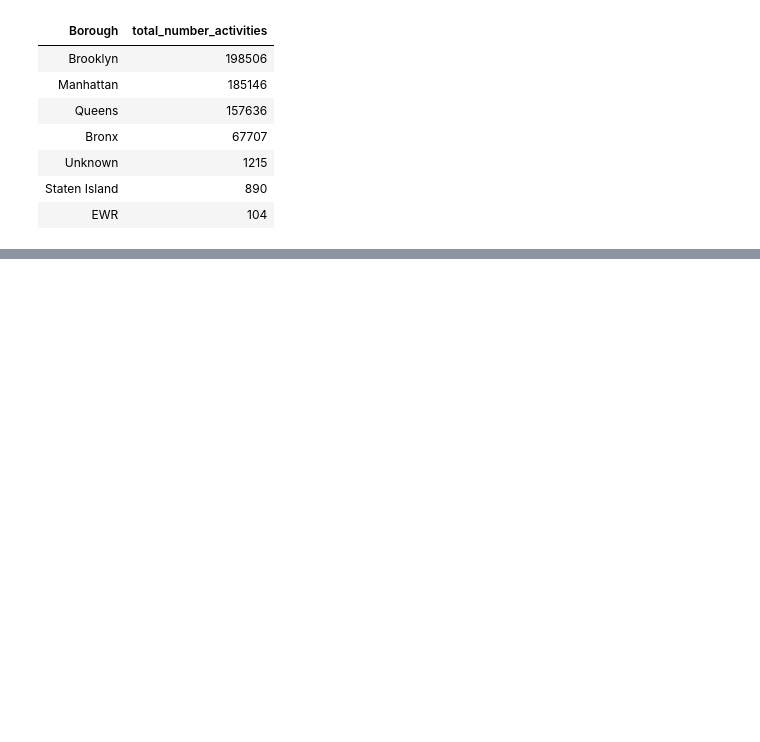
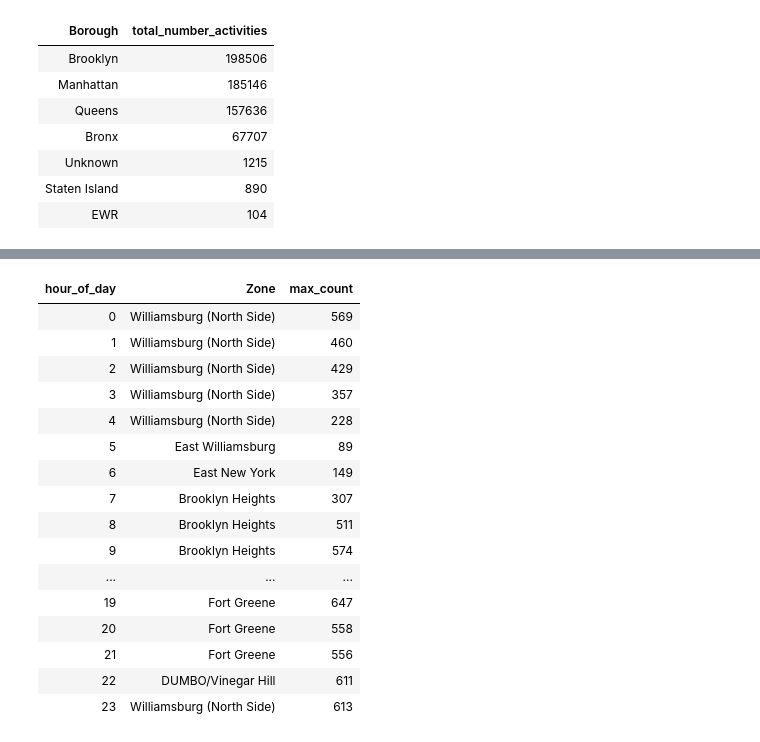
Before and after one commit to nickhepp/CSE6242OAN-data-and-visualization, a Jupyter notebook: hw3/HW3-skeleton/HW3/Q2/q2.ipynb, the cells around one changed output, grey strips where cells are left out. Drawn from its saved outputs; the diff is of its cells as text; code cells hidden in the pictures; blank space fills up the shorter version.

```diff
--- a/hw3/HW3-skeleton/HW3/Q2/q2.ipynb
+++ b/hw3/HW3-skeleton/HW3/Q2/q2.ipynb
@@ -316,13 +313,63 @@ display(df_4)
 # %%
 # PART 5: For each particular hour of a day (0 to 23, 0 being midnight) - in their order from 0 to 23, find the zone in Brooklyn borough with the LARGEST number of pickups.
 
 # Note: All dates for each hour should be included.
 
 # Output Schema: hour_of_day int, zone string, max_count int
 
 # Hint: You may need to use "Window" over hour of day, along with "group by" to find the MAXIMUM count of pickups
 
 # ENTER THE CODE BELOW
+
+#hour_of_day,Zone,max_count
+
+Zone_name = 'Zone'
+slim_taxi_df = taxi_df.select(LocationID_name, Borough_name, Zone_name)
+df_5 = df_filter.join(slim_taxi_df, df_filter.PULocationID == taxi_df.LocationID, 'inner')
+df_5 = df_5.filter(df_5[Borough_name] == lit('Brooklyn'))
+df_5 = df_5.select(lpep_pickup_datetime_name, Zone_name)
+
+parsed_time_name = 'parsed_time'
+df_5 = df_5.withColumn(
+    parsed_time_name, to_timestamp(col(lpep_pickup_datetime_name), "MM/dd/yyyy H:mm")
+)
+
+date_name = 'date'
+df_5 = df_5.withColumn(date_name, col(parsed_time_name).cast('date'))
+
+hour_of_day_name = 'hour_of_day'
+df_5 = df_5.withColumn(hour_of_day_name, hour(col(parsed_time_name)))
+
+count_by_zone_name = 'count_by_zone'
+df_5 = df_5.groupBy(hour_of_day_name, Zone_name).agg(count(Zone_name).alias(count_by_zone_name))
+
+df_5 = df_5.groupBy(hour_of_day_name).agg(
+    max_by(Zone_name, count_by_zone_name).alias(Zone_name),
+    max(count_by_zone_name).alias('max_count')
+).orderBy(hour_of_day_name)
+
+#df_5.printSchema()
+#df_5.show()
+
+display(df_5)
+# %% [output]
+| hour_of_day | Zone | max_count |
+| 0 | Williamsburg (North Side) | 569 |
+| 1 | Williamsburg (North Side) | 460 |
+| 2 | Williamsburg (North Side) | 429 |
+| 3 | Williamsburg (North Side) | 357 |
+| 4 | Williamsburg (North Side) | 228 |
+| 5 | East Williamsburg | 89 |
+| 6 | East New York | 149 |
+| 7 | Brooklyn Heights | 307 |
+| 8 | Brooklyn Heights | 511 |
+| 9 | Brooklyn Heights | 574 |
+| ... | ... | ... |
+| 19 | Fort Greene | 647 |
+| 20 | Fort Greene | 558 |
+| 21 | Fort Greene | 556 |
+| 22 | DUMBO/Vinegar Hill | 611 |
+| 23 | Williamsburg (North Side) | 613 |
 # %%
 # PART 6 - Find which 3 different days in the month of January, in Manhattan, saw the largest positive percentage increase in pick-ups compared to the previous day, in the order from largest percentage increase to smallest percentage increase
 
```
Also changed, not shown: parts of 1 cell of this notebook, 2 other files.
